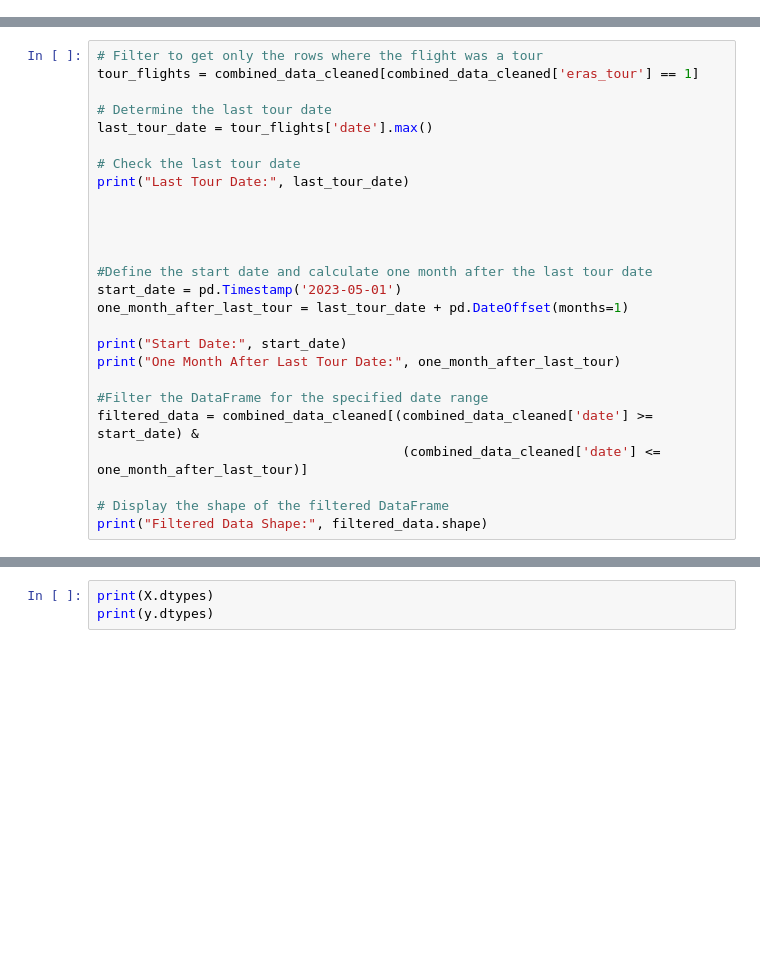
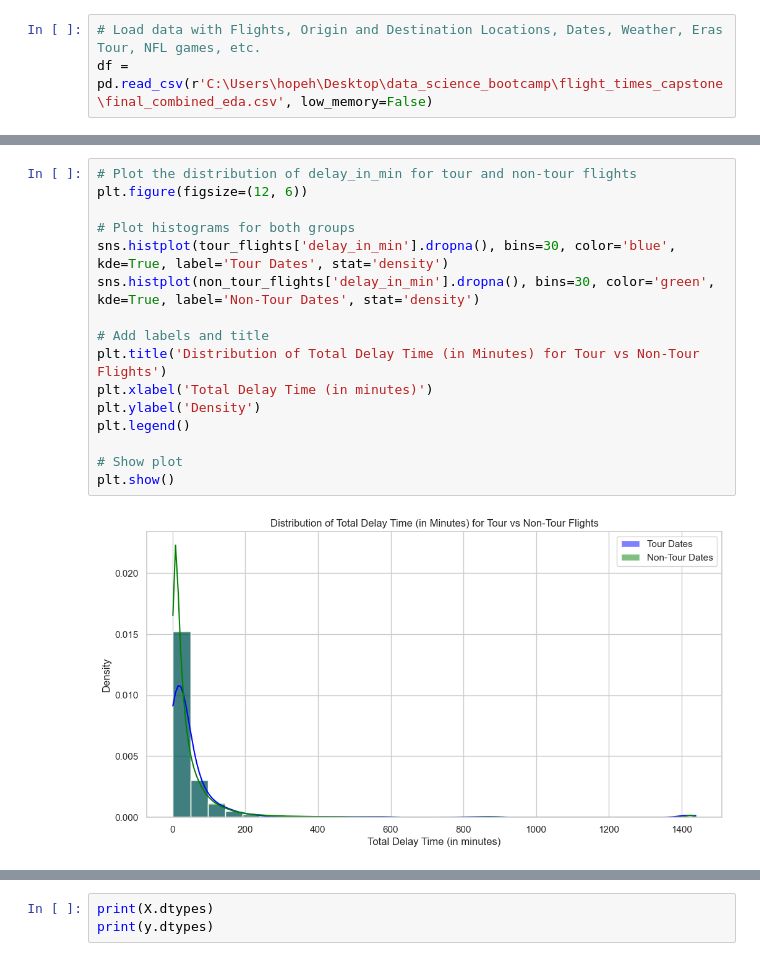
Before and after one commit to hopehusemann/Capstone, a Jupyter notebook: preprocessing_training.ipynb, the cells around one changed output, grey strips where cells are left out. Drawn from its saved outputs; the diff is of its cells as text; blank space fills up the shorter version.

```diff
--- a/preprocessing_training.ipynb
+++ b/preprocessing_training.ipynb
@@ -482,0 +24,3 @@ The standard deviations are relatively high, suggesting considerable variability
+# %%
+# Load data with Flights, Origin and Destination Locations, Dates, Weather, Eras Tour, NFL games, etc.
+df = pd.read_csv(r'C:\Users\hopeh\Desktop\data_science_bootcamp\flight_times_capstone\final_combined_eda.csv', low_memory=False)
@@ -557,26 +980,0 @@ plt.show()
-# %%
-# Filter to get only the rows where the flight was a tour
-tour_flights = combined_data_cleaned[combined_data_cleaned['eras_tour'] == 1]
-
-# Determine the last tour date
-last_tour_date = tour_flights['date'].max()
-
-# Check the last tour date
-print("Last Tour Date:", last_tour_date)
-
-
-
-
-#Define the start date and calculate one month after the last tour date
-start_date = pd.Timestamp('2023-05-01')
-one_month_after_last_tour = last_tour_date + pd.DateOffset(months=1)
-
-print("Start Date:", start_date)
-print("One Month After Last Tour Date:", one_month_after_last_tour)
-
-#Filter the DataFrame for the specified date range
-filtered_data = combined_data_cleaned[(combined_data_cleaned['date'] >= start_date) &
-                                       (combined_data_cleaned['date'] <= one_month_after_last_tour)]
-
-# Display the shape of the filtered DataFrame
-print("Filtered Data Shape:", filtered_data.shape)
@@ -1247,0 +1086,18 @@ X = X.astype(int)
+# %%
+# Plot the distribution of delay_in_min for tour and non-tour flights
+plt.figure(figsize=(12, 6))
+
+# Plot histograms for both groups
+sns.histplot(tour_flights['delay_in_min'].dropna(), bins=30, color='blue', kde=True, label='Tour Dates', stat='density')
+sns.histplot(non_tour_flights['delay_in_min'].dropna(), bins=30, color='green', kde=True, label='Non-Tour Dates', stat='density')
+
+# Add labels and title
+plt.title('Distribution of Total Delay Time (in Minutes) for Tour vs Non-Tour Flights')
+plt.xlabel('Total Delay Time (in minutes)')
+plt.ylabel('Density')
+plt.legend()
+
+# Show plot
+plt.show()
+# %% [output]
+[figure, added]
```
Also changed, not shown: parts of 338 cells of this notebook, 1 other file.
